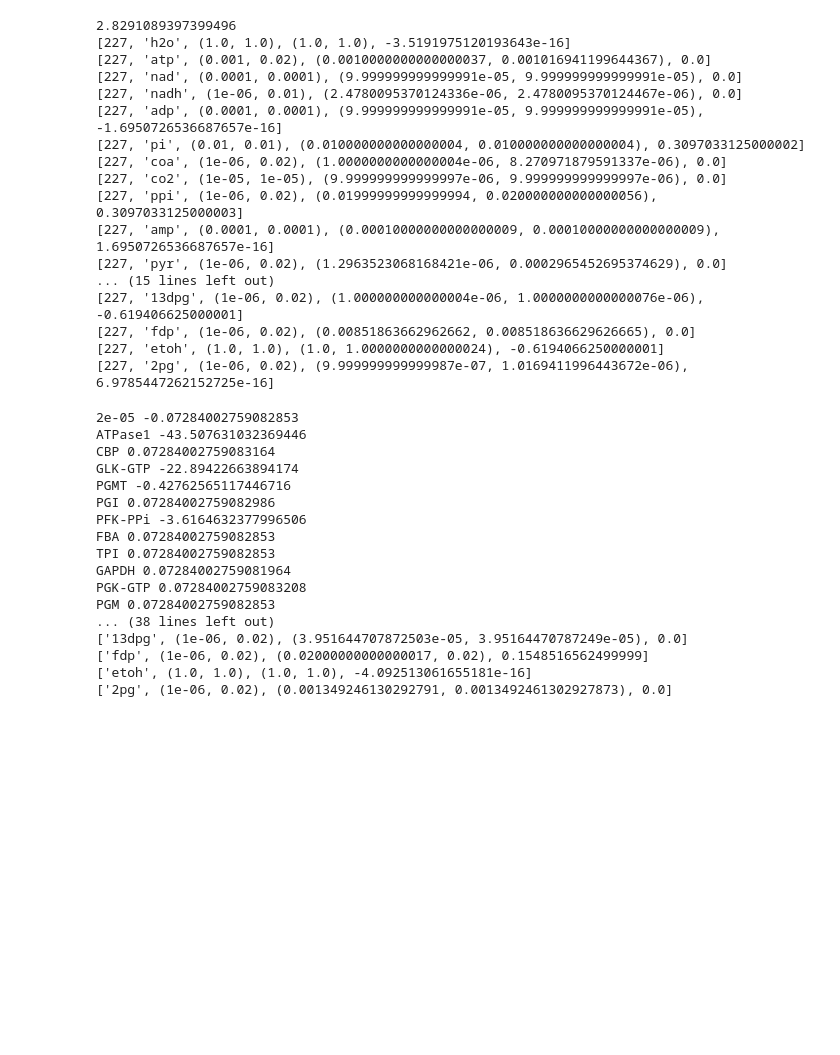
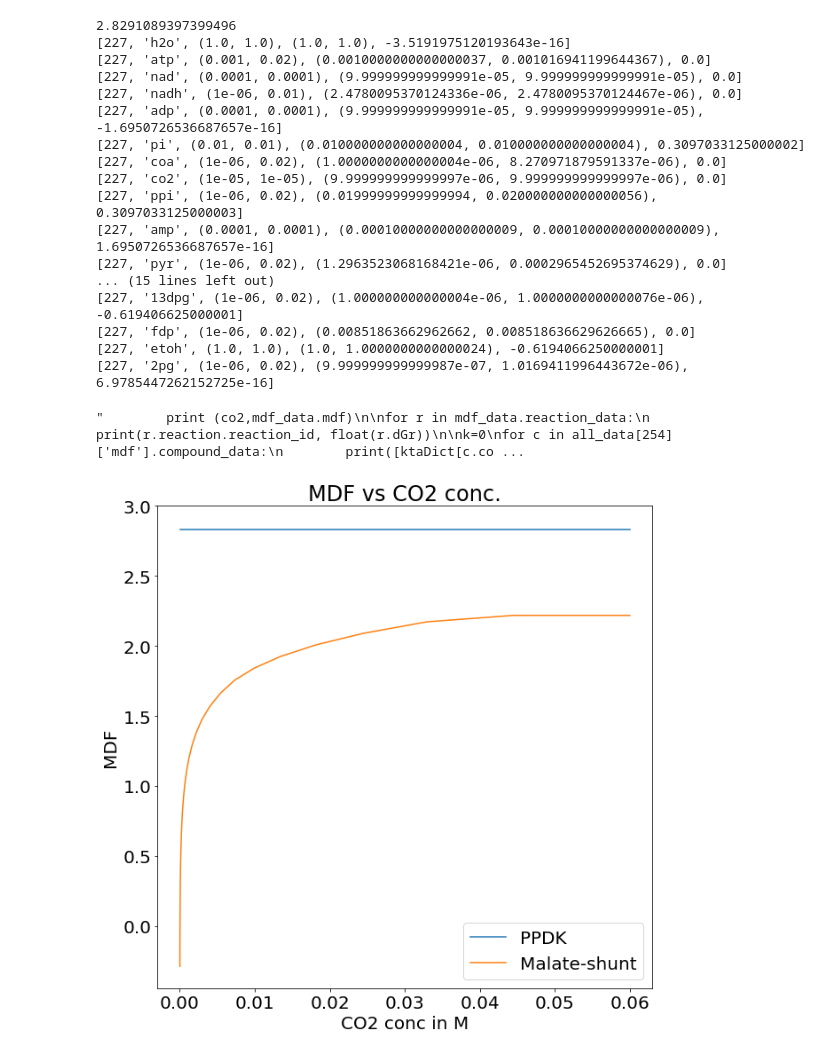
Before and after one commit to satyakamdash/Ctherm_thermo, a Jupyter notebook: EFM_eval_v3.ipynb, the cells around one changed output. Drawn from its saved outputs; the diff is of its cells as text; code cells hidden in the pictures; blank space fills up the shorter version.

Commit message:
impact of CO2 conc

```diff
--- a/EFM_eval_v3.ipynb
+++ b/EFM_eval_v3.ipynb
@@ -396,10 +375,10 @@ for c in all_data[227]['mdf'].compound_data:
 [227, 'etoh', (1.0, 1.0), (1.0, 1.0000000000000024), -0.6194066250000001]
 [227, '2pg', (1e-06, 0.02), (9.999999999999987e-07, 1.0169411996443672e-06), 6.9785447262152725e-16]
 # %%
-#Evaluate the malate shunt EFM with ADH-NADPH (254 or 325)
+#Evaluate the malate shunt EFM with ADH-NADPH (254 or 325) vs CO2
 chk_data={}
-ratio=[2e-5]#np.geomspace(1e-5, 1e-2, num=20)
-for f in range(254,255):
+ratio=np.geomspace(1e-5, 6e-2, num=30)
+for f in [227,254]:
     reactions = []
     for i, row in selectedRxnDf[f].iterrows():
         rxn = Reaction.parse_formula(row['KeggFormula'], rid = row['Name'])
@@ -430,6 +409,7 @@ for f in range(254,255):
         #print(ktaDict[cpd['KEGG_ID']],cpd['Concentration:Min'],cpd['Concentration:Max'])
         #pp.bounds.SetBounds(cpd['KEGG_ID'],1e-6,1e-2 )
     pp.bounds.SetBounds('C00036',1e-6,1e-2)
+    #pp.bounds.SetBounds('C00469',1e-6,1e-1)
     for co2 in ratio:
         pp.bounds.SetBounds('C00011',1e-5,co2)
         chk_data[f][co2]={}
@@ -439,7 +419,7 @@ for f in range(254,255):
         # store the data
         chk_data[f][co2]['mdf'] = mdf_data
         chk_data[f][co2]['con'] = con
-        print (co2,mdf_data.mdf)
+'''        print (co2,mdf_data.mdf)
 
 for r in mdf_data.reaction_data:
     print(r.reaction.reaction_id, float(r.dGr))
@@ -448,21 +428,30 @@ k=0
 for c in all_data[254]['mdf'].compound_data:
         print([ktaDict[c.compound], chk_data[254][co2]['mdf'].model.concentration_bounds.GetBoundTuple(c.compound),chk_data[254][co2]['con'][k], c.shadow_price])
         k=k+1
+        '''
 # %% [output]
-2e-05 -0.07284002759082853
-ATPase1 -43.507631032369446
-CBP 0.07284002759083164
-GLK-GTP -22.89422663894174
-PGMT -0.42762565117446716
-PGI 0.07284002759082986
-PFK-PPi -3.6164632377996506
-FBA 0.07284002759082853
-TPI 0.07284002759082853
-GAPDH 0.07284002759081964
-PGK-GTP 0.07284002759083208
-PGM 0.07284002759082853
-... (38 lines left out)
-['13dpg', (1e-06, 0.02), (3.951644707872503e-05, 3.95164470787249e-05), 0.0]
-['fdp', (1e-06, 0.02), (0.02000000000000017, 0.02), 0.1548516562499999]
-['etoh', (1.0, 1.0), (1.0, 1.0), -4.092513061655181e-16]
-['2pg', (1e-06, 0.02), (0.001349246130292791, 0.0013492461302927873), 0.0]
+"        print (co2,mdf_data.mdf)\n\nfor r in mdf_data.reaction_data:\n    print(r.reaction.reaction_id, float(r.dGr))\n\nk=0\nfor c in all_data[254]['mdf'].compound_data:\n        print([ktaDict[c.co ...
+# %%
+import matplotlib.pyplot as plt
+
+y={}
+y[0]={}
+y[1]={}
+for r in ratio:
+    y[0][r] = float(chk_data[227][r]['mdf'].mdf)
+    y[1][r] = float(chk_data[254][r]['mdf'].mdf)
+    #print(r,y[r])
+plt.rcParams["figure.figsize"] =[10,10]
+plt.rcParams["font.size"] =20
+df = pd.DataFrame.from_dict(y)
+
+fig=plt.plot(df)
+plt.legend(['PPDK','Malate-shunt'])
+
+plt.yticks(np.arange(0, 3.1, 0.5))
+plt.xlabel('CO2 conc in M')
+plt.ylabel('MDF')
+plt.title('MDF vs CO2 conc.')
+plt.savefig("PPDK_vs_mal_snt_vs_co2.png")
+# %% [output]
+[figure, added]
```
Also changed, not shown: parts of 3 cells of this notebook, 6 other files.
